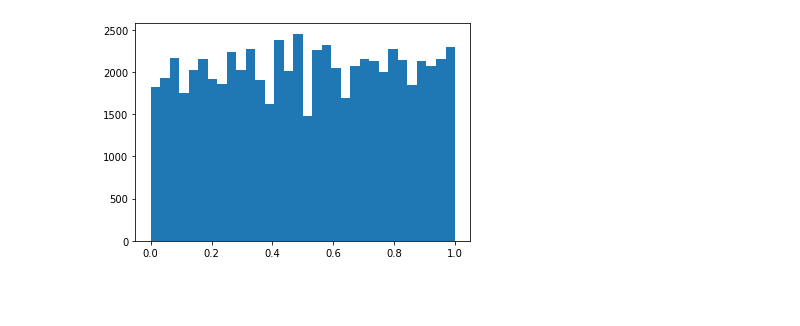
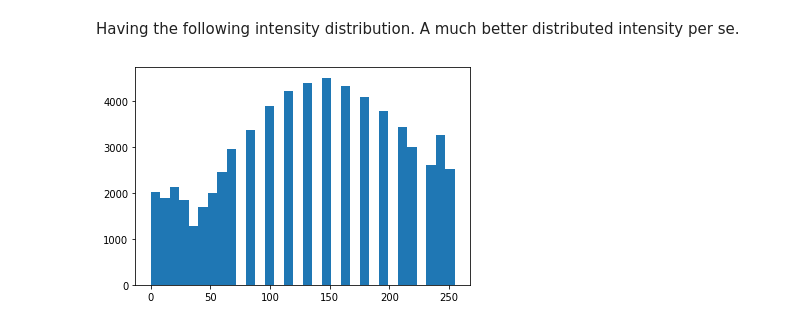
Before and after one commit to brenoslivio/SegmentationCellCycles, a Jupyter notebook: SegCellCycles.ipynb, the cells around one changed output. Drawn from its saved outputs; the diff is of its cells as text; code cells hidden in the pictures; blank space fills up the shorter version.

```diff
--- a/SegCellCycles.ipynb
+++ b/SegCellCycles.ipynb
@@ -29,0 +15,14 @@ ax.set_xlim(0, 256);
+# %%
+import ImagePreprocessing, ImageSegmentation
+import matplotlib.pyplot as plt
+import numpy as np
+import imageio
+
+src = "Data/Original/I1.jpg"
+
+cellOriginal = imageio.imread(src, pilmode="RGB")
+
+plt.figure(figsize = (8, 8))
+plt.axis("off")
+plt.title("Original Image")
+plt.imshow(cellOriginal);
@@ -29,0 +33,7 @@ ax.set_xlim(0, 256);
+# %%
+cellGray = ImagePreprocessing.convertLuminance(cellOriginal)
+
+plt.figure(figsize = (8, 8))
+plt.axis("off")
+plt.title("Gray Image")
+plt.imshow(cellGray, cmap = "gray");
@@ -29,0 +52,7 @@ ax.set_xlim(0, 256);
+# %%
+cellEq = ImagePreprocessing.histogramEqualization(cellGray)
+
+plt.figure(figsize = (8, 8))
+plt.axis("off")
+plt.title("Equalized Image")
+plt.imshow(cellEq, cmap = "gray");
@@ -30,7 +61,7 @@ ax.set_xlim(0, 256);
+# %% [markdown]
+Having the following intensity distribution. A much better distributed intensity per se.
 # %%
-cellGray = exposure.equalize_hist(cellGray)
-
 fig, ax = plt.subplots(1, 1)
-ax.hist(cellGray.ravel(), bins=32);
+ax.hist(cellEq.ravel(), bins = 32);
 # %% [output]
-[figure, old version]
+[figure, new version]
```
Also changed, not shown: parts of 22 cells of this notebook, 1 other file.
